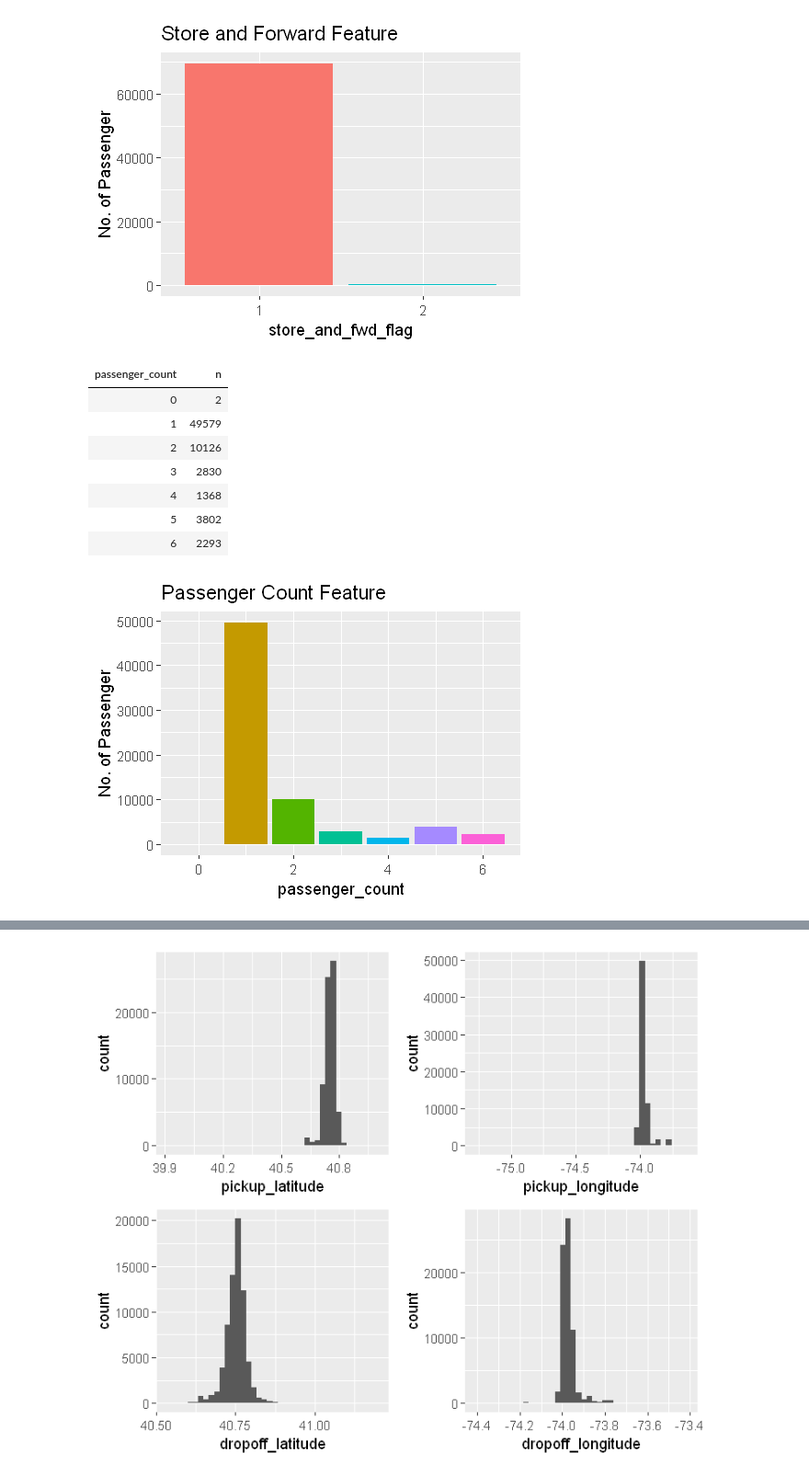
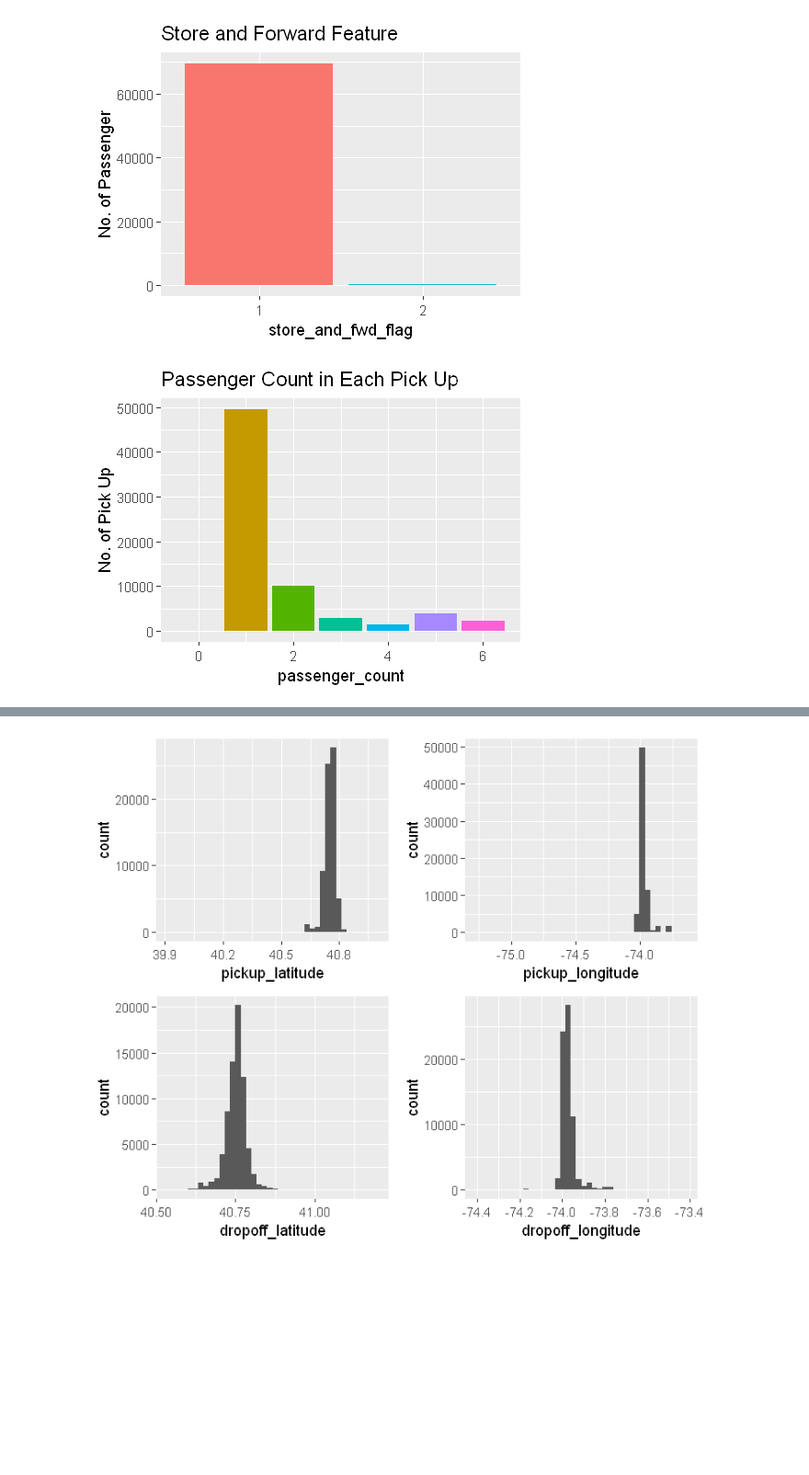
Before and after one commit to robinyUArizona/NYC-Taxi-Trip-Duration-R-ggplot2, a Jupyter notebook: NYC-Taxi Trip Duration Analysis in R.ipynb, the cells around one changed output, grey strips where cells are left out. Shown at 92% size. Cells and saved outputs as stored; diff of their text form; code cells hidden in the pictures; blank space fills up the shorter version.

```diff
--- a/NYC-Taxi Trip Duration Analysis in R.ipynb
+++ b/NYC-Taxi Trip Duration Analysis in R.ipynb
@@ -232,28 +299,18 @@ new_train_data %>%
 [figure]
 # %%
 # 'passenger_count' feature
-new_train_data_1 <- new_train_data %>%
+passeng_count <- new_train_data %>%
   group_by(passenger_count) %>%
   count()
-new_train_data_1
 
-new_train_data_1 %>%
-  ggplot(aes(x=passenger_count, y=n))+
+passeng_count %>% ggplot(aes(x=passenger_count, y=n))+
   geom_col(aes(fill = factor(passenger_count)))+
-  ggtitle("Passenger Count Feature") +
+  ggtitle("Passenger Count in Each Pick Up") +
   xlab("passenger_count") +
-  ylab("No. of Passenger") +
+  ylab("No. of Pick Up") +
   theme(legend.position = "none")
 # %% [output]
-| passenger_count | n |
-| 0 | 2 |
-| 1 | 49579 |
-| 2 | 10126 |
-| 3 | 2830 |
-| 4 | 1368 |
-| 5 | 3802 |
-| 6 | 2293 |
-[figure, old version]
+[figure, new version]
 # %%
 # 'Number of Pickup' in 24-Hours
 new_train_data$hour_24 <- hour(new_train_data$pickup_datetime)
```
Also changed, not shown: parts of 38 cells of this notebook.
